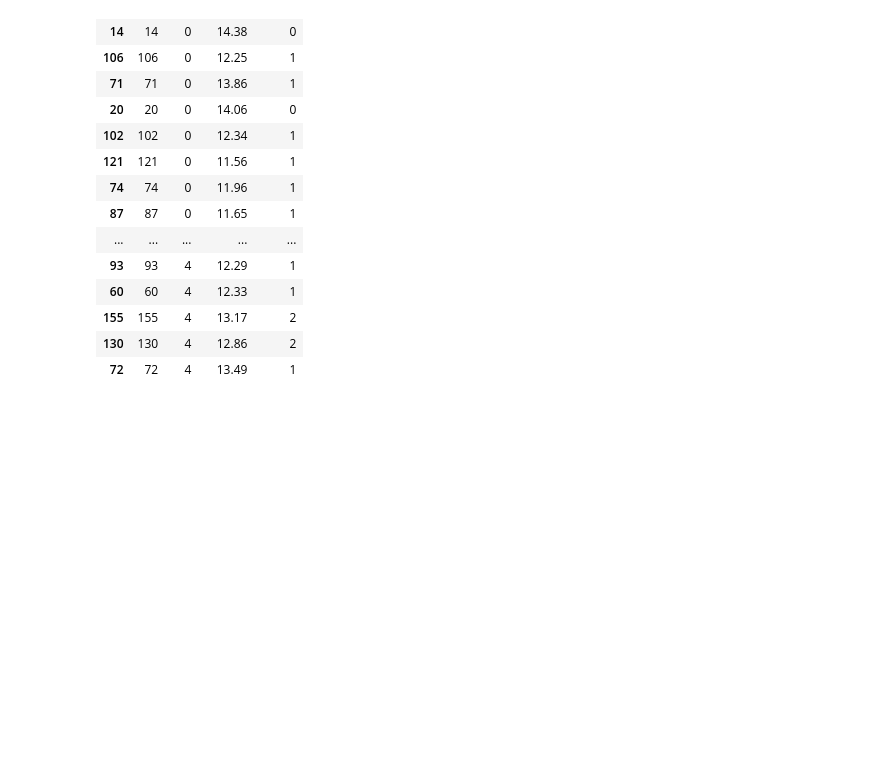
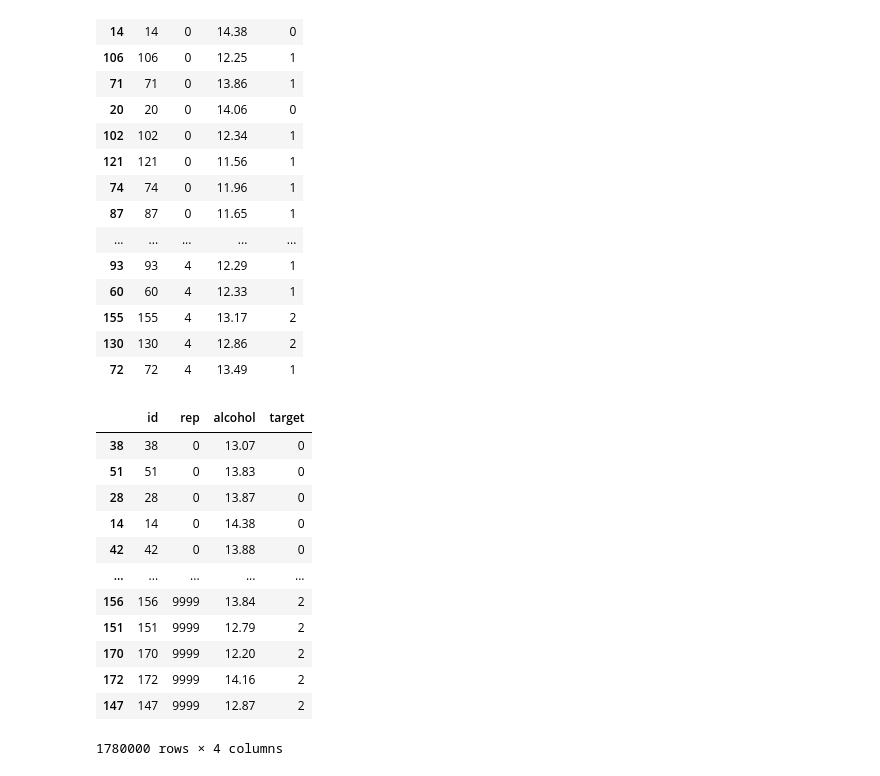
Before and after one commit to MarkThackham/MarkThackham.github.io, a Jupyter notebook: Snippets/Bootstrap.ipynb, the cells around one changed output. Drawn from its saved outputs; the diff is of its cells as text; code cells hidden in the pictures; blank space fills up the shorter version.

```diff
--- a/Snippets/Bootstrap.ipynb
+++ b/Snippets/Bootstrap.ipynb
@@ -66,4 +113,42 @@ df_sample
 | 155 | 155 | 4 | 13.17 | 2 |
 | 130 | 130 | 4 | 12.86 | 2 |
 | 72 | 72 | 4 | 13.49 | 1 |
+# %%
+#===============================================================================
+# Step 2c: Stratified Bootstrap
+
+#---------------
+# Stratified bootstrap sample with m repetitions
+m=10000
+for rep in range(m):
+    # Sample with replacement
+    temp=df2.groupby('target').sample(frac=1, replace=True, random_state=42+rep)
+    temp['rep']=rep
+    # Concatenate
+    if rep==0:
+        df_sample=temp
+    else:
+        df_sample=pd.concat([df_sample, temp], axis=0)
+#---------------
+
+#---------------
+# Reorder columns
+df_sample = df_sample[['id', 'rep'] + df_sample.columns[1:-1].to_list()]
+df_sample
+#---------------
+#===============================================================================
+# %% [output]
+|  | id | rep | alcohol | target |
+| 38 | 38 | 0 | 13.07 | 0 |
+| 51 | 51 | 0 | 13.83 | 0 |
+| 28 | 28 | 0 | 13.87 | 0 |
+| 14 | 14 | 0 | 14.38 | 0 |
+| 42 | 42 | 0 | 13.88 | 0 |
+| ... | ... | ... | ... | ... |
+| 156 | 156 | 9999 | 13.84 | 2 |
+| 151 | 151 | 9999 | 12.79 | 2 |
+| 170 | 170 | 9999 | 12.20 | 2 |
+| 172 | 172 | 9999 | 14.16 | 2 |
+| 147 | 147 | 9999 | 12.87 | 2 |
+1780000 rows × 4 columns
 # %%
```
Also changed, not shown: parts of 6 cells of this notebook.
